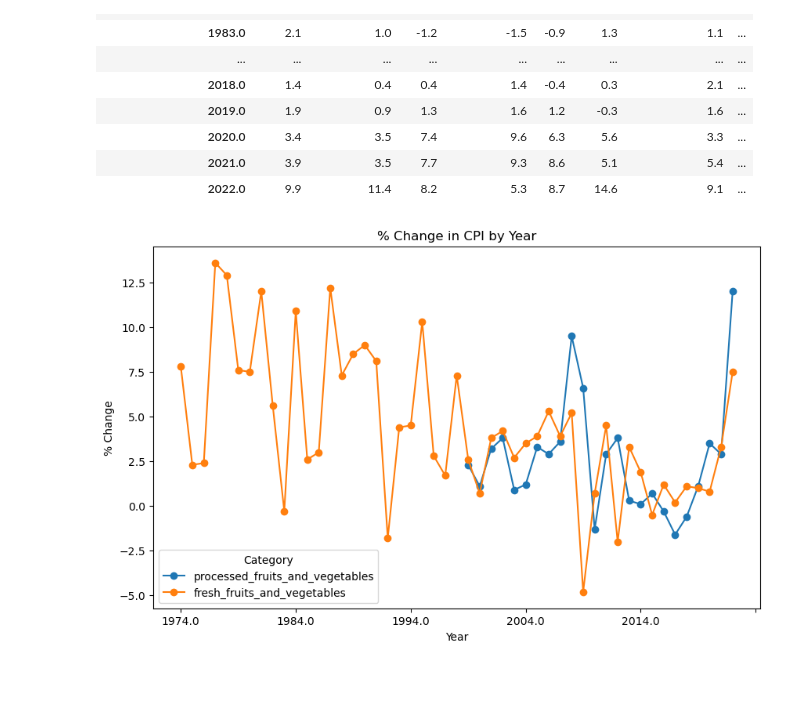
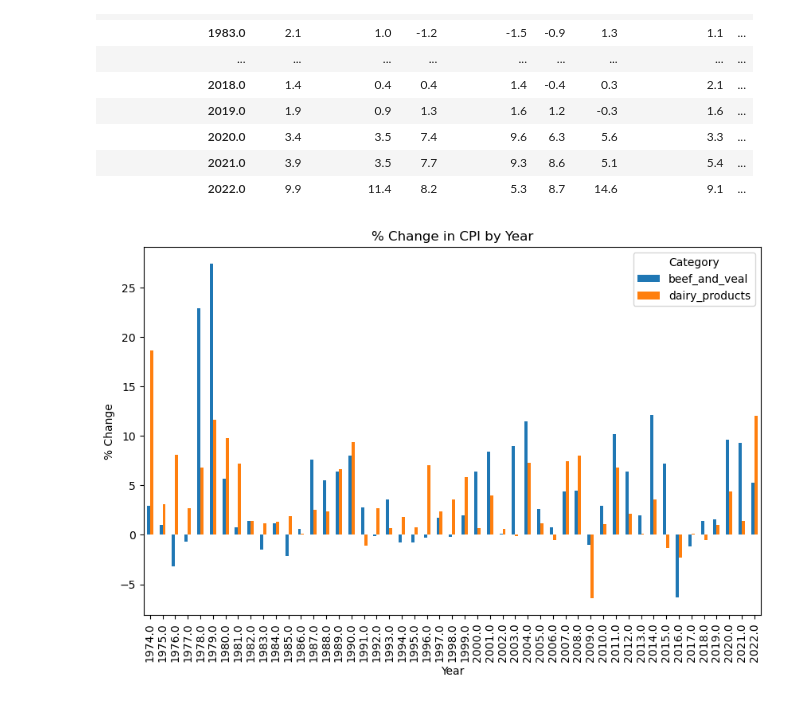
Before and after one commit to BeccaBenn/grocery_inflation, a Jupyter notebook: Becca/Copy_CPI_historical_data.ipynb, the cells around one changed output. Saved outputs shown, nothing was run; the diff lists cells and outputs as text; code cells hidden in the pictures.

```diff
--- a/Max/CPI_historical_data.ipynb
+++ b/Becca/Copy_CPI_historical_data.ipynb
@@ -199,16 +199,15 @@ cpi_df
 | 2021.0 | 3.9 | 3.5 | 7.7 | 9.3 | 8.6 | 5.1 | 5.4 | ... |
 | 2022.0 | 9.9 | 11.4 | 8.2 | 5.3 | 8.7 | 14.6 | 9.1 | ... |
 # %%
-graphed_categories = ['processed_fruits_and_vegetables','fresh_fruits_and_vegetables']
+graphed_categories =['beef_and_veal','dairy_products']
 
-
-cpi_df[graphed_categories].plot(kind='line', marker='o', figsize=(10, 6))
+cpi_df[graphed_categories].plot(kind='bar',figsize=(10, 6))
 plt.title('% Change in CPI by Year')
 plt.xlabel('Year')
 plt.ylabel('% Change')
 plt.legend(title='Category')
 
 
 plt.show()
 # %% [output]
-[figure, old version]
+[figure, new version]
```
Also changed, not shown: 3 other files.
